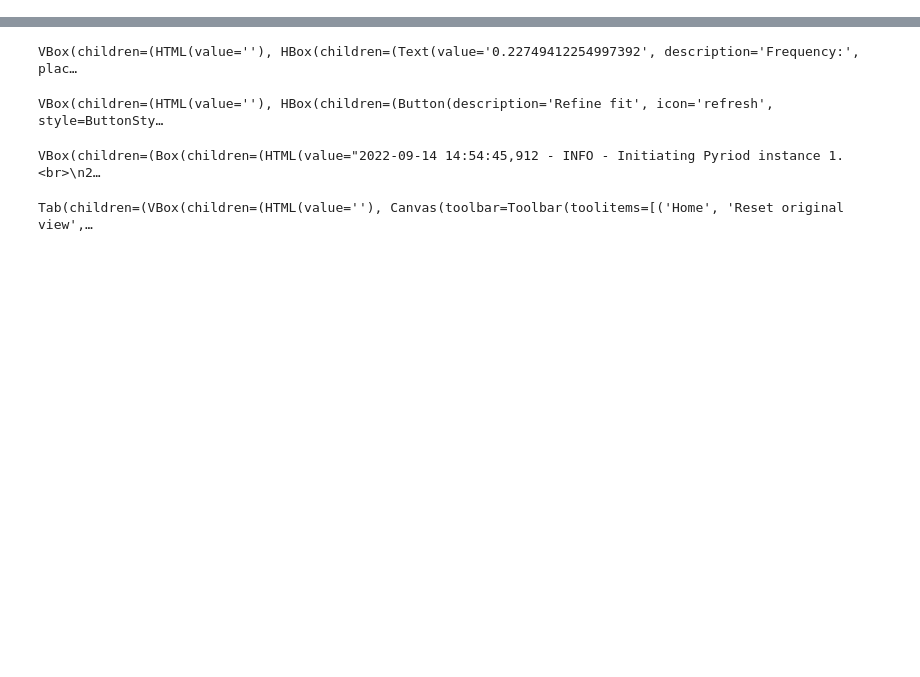
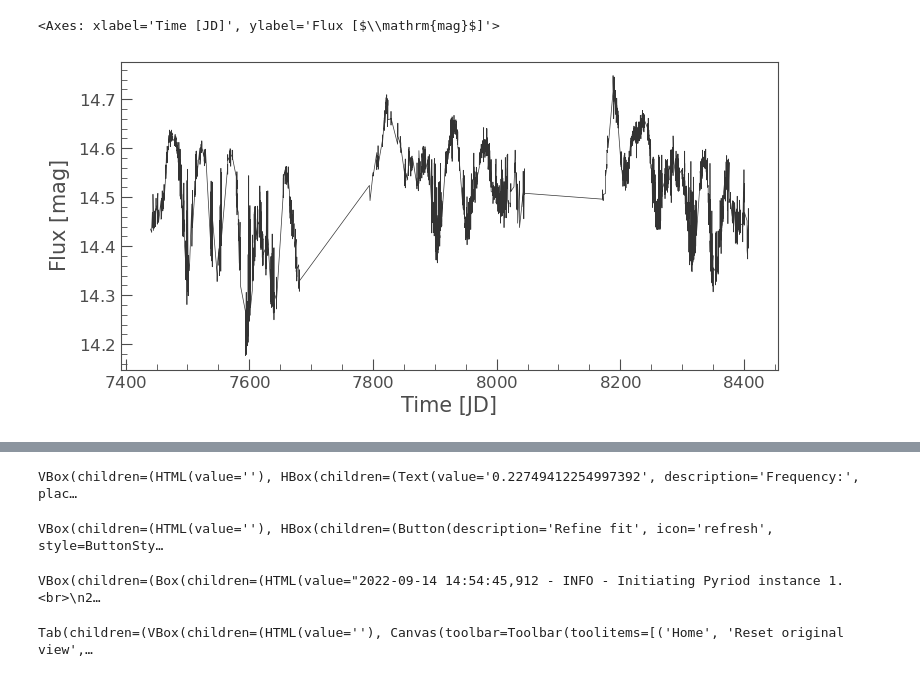
Before and after one commit to courtcraw/Notebooks, a Jupyter notebook: pyriod.ipynb, the cells around one changed output, grey strips where cells are left out. Saved outputs shown, nothing was run; the diff lists cells and outputs as text; code cells hidden in the pictures; blank space fills up the shorter version.

```diff
--- a/pyriod.ipynb
+++ b/pyriod.ipynb
@@ -7,7 +10,7 @@ import numpy as np
 import astropy.units as u
 # lc = lk.search_lightcurve('TIC 257459955',mission='TESS',sector=3)[0].download().remove_nans().flatten(2161).remove_outliers(5)
 # %%
-eroscg2 = np.loadtxt('../KMTnet_data/pydia.KMTNJ175248.7-284518.AI.txt')
+eroscg2 = np.loadtxt('../data/olddata/pydia.KMTNJ175248.7-284518.AI.txt')
 # %%
 eroscg2 = eroscg2[eroscg2[:,0].argsort()]
 # eroscg2 = eroscg2[(eroscg2[...,1:] != eroscg2[...,:-1]).all(-1)]
@@ -31,4 +34,7 @@ lc = lk.LightCurve(time=eroscg2[:,0][eroscg2[:,0]<8500],
 # %%
-# lc.plot()
+lc.plot()
+# %% [output]
+<Axes: xlabel='Time [JD]', ylabel='Flux [$\\mathrm{mag}$]'>
+[figure, added]
 # %%
 pyriod = Pyriod(lc)
```
Also changed, not shown: parts of 4 cells of this notebook, 19 other files.
